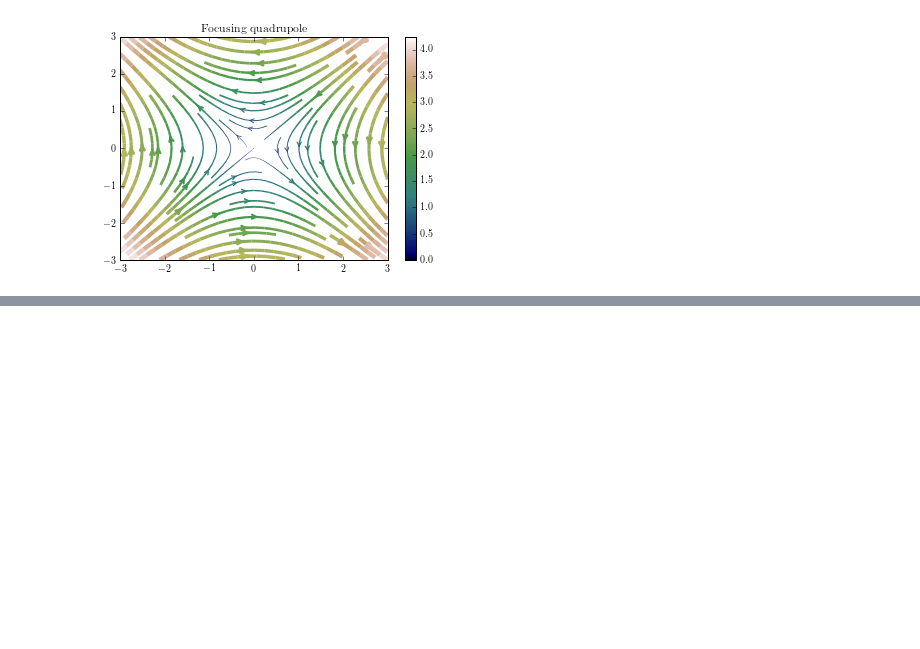
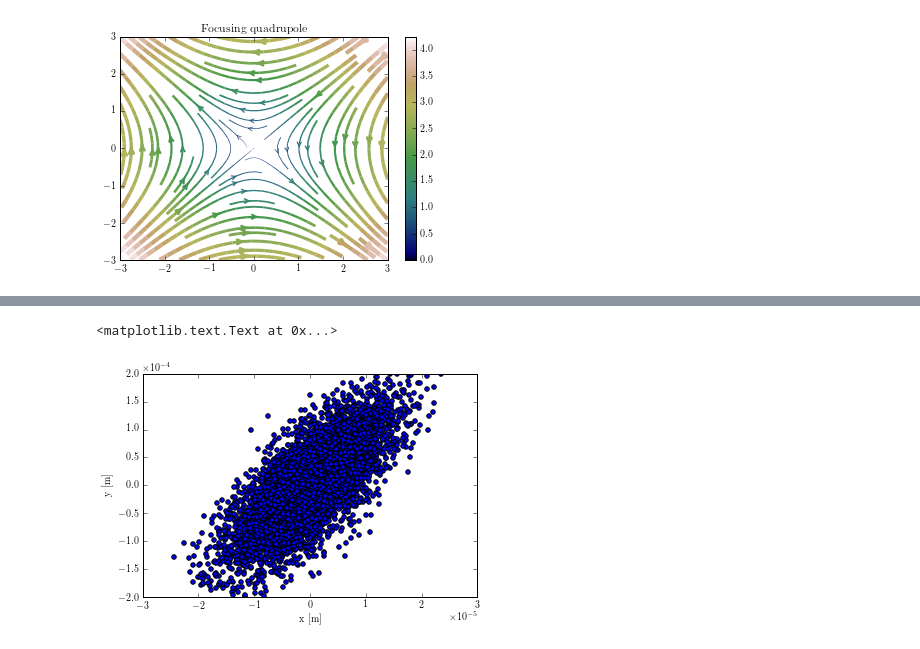
Before and after one commit to jfwagner/Toolkit, a Jupyter notebook: notebooks/magnets.ipynb, the cells around one changed output, grey strips where cells are left out. Drawn from its saved outputs; the diff is of its cells as text; code cells hidden in the pictures; blank space fills up the shorter version.

```diff
--- a/notebooks/magnets.ipynb
+++ b/notebooks/magnets.ipynb
@@ -271,0 +425,15 @@ plt.show(plot3)
+# %%
+# DEFOCUSING QUADRUPOLE
+x_d = x
+xp_d = xp + a
+
+plt.scatter(x_d, xp_d)
+plt.ylim([-2e-4, 2e-4])
+plt.xlim([-3e-5, 3e-5])
+plt.ticklabel_format(style='sci',axis='x',scilimits=(0,0))
+plt.ticklabel_format(style='sci',axis='y',scilimits=(0,0))
+plt.xlabel('x [m]')
+plt.ylabel('y [m]')
+# %% [output]
+<matplotlib.text.Text at 0x...>
+[figure, added]
```
Also changed, not shown: parts of 7 cells of this notebook, 2 other files.
